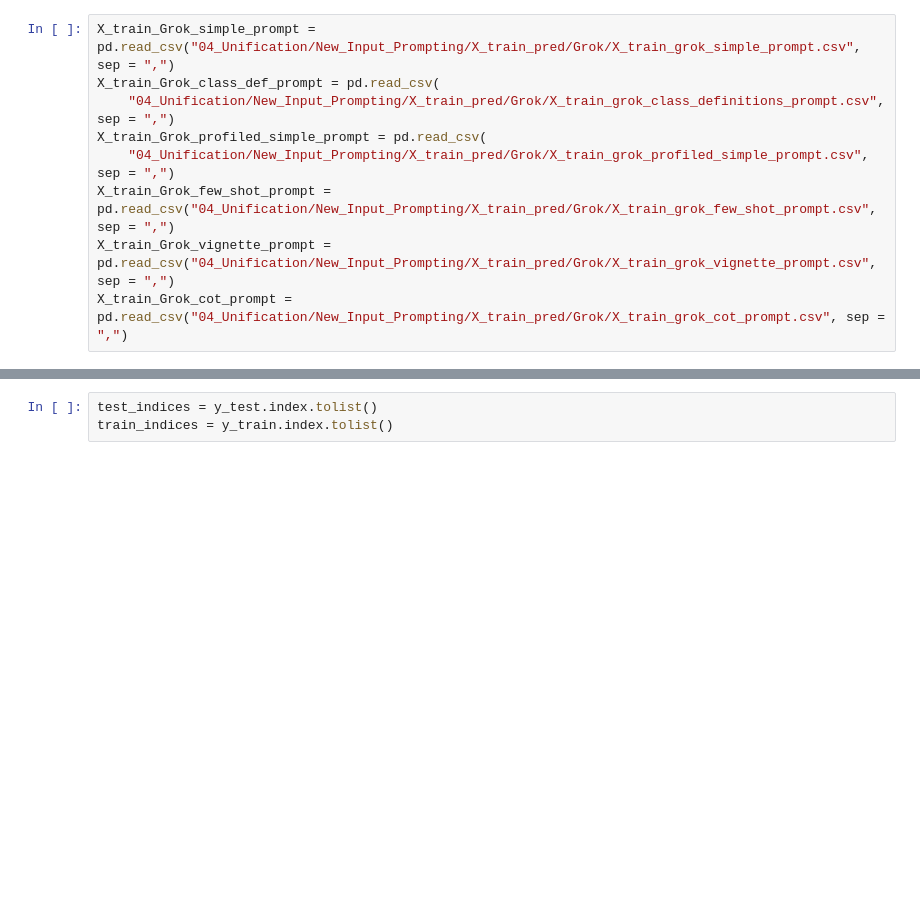
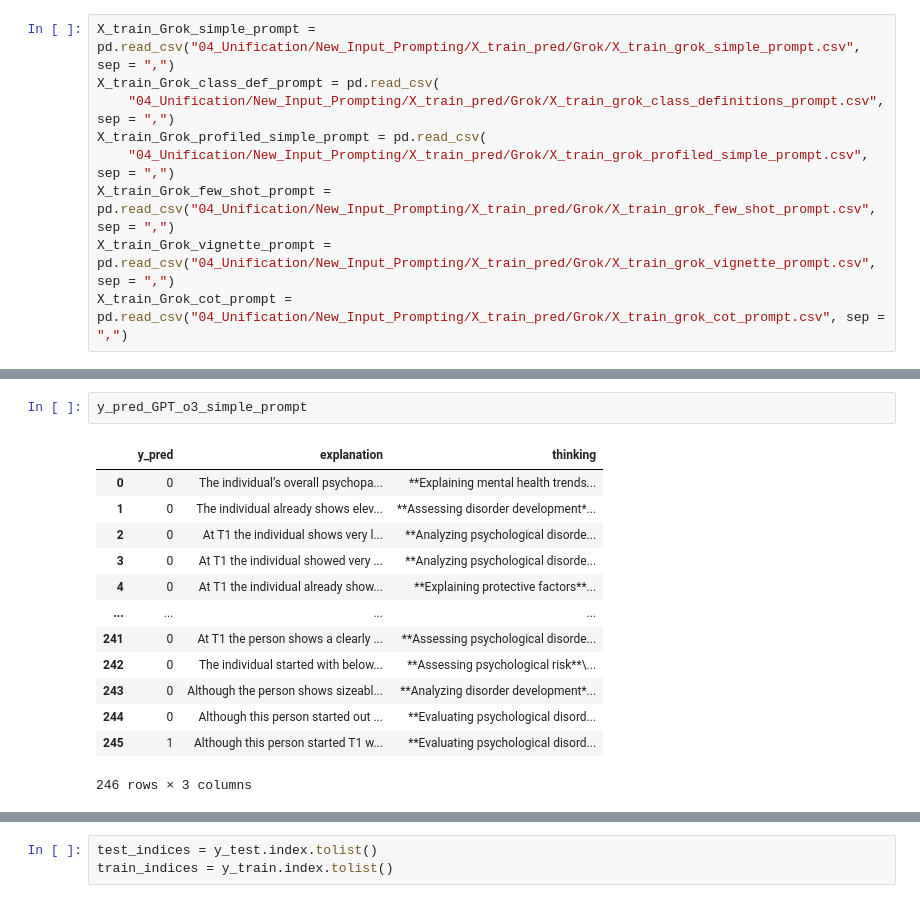
Before and after one commit to kimmizi/master_thesis, a Jupyter notebook: exp/00_Data_Manipulation.ipynb, the cells around one changed output, grey strips where cells are left out. Cells and saved outputs as stored; diff of their text form; blank space fills up the shorter version.

```diff
--- a/exp/00_Data_Manipulation.ipynb
+++ b/exp/00_Data_Manipulation.ipynb
@@ -151,0 +291,16 @@ X_train shape:  (983, 22) 0.8
+# %%
+y_pred_GPT_o3_simple_prompt
+# %% [output]
+|  | y_pred | explanation | thinking |
+| 0 | 0 | The individual’s overall psychopa... | **Explaining mental health trends... |
+| 1 | 0 | The individual already shows elev... | **Assessing disorder development*... |
+| 2 | 0 | At T1 the individual shows very l... | **Analyzing psychological disorde... |
+| 3 | 0 | At T1 the individual showed very ... | **Analyzing psychological disorde... |
+| 4 | 0 | At T1 the individual already show... | **Explaining protective factors**... |
+| ... | ... | ... | ... |
+| 241 | 0 | At T1 the person shows a clearly ... | **Assessing psychological disorde... |
+| 242 | 0 | The individual started with below... | **Assessing psychological risk**\... |
+| 243 | 0 | Although the person shows sizeabl... | **Analyzing disorder development*... |
+| 244 | 0 | Although this person started out ... | **Evaluating psychological disord... |
+| 245 | 1 | Although this person started T1 w... | **Evaluating psychological disord... |
+246 rows × 3 columns
```
Also changed, not shown: parts of 24 cells of this notebook.
